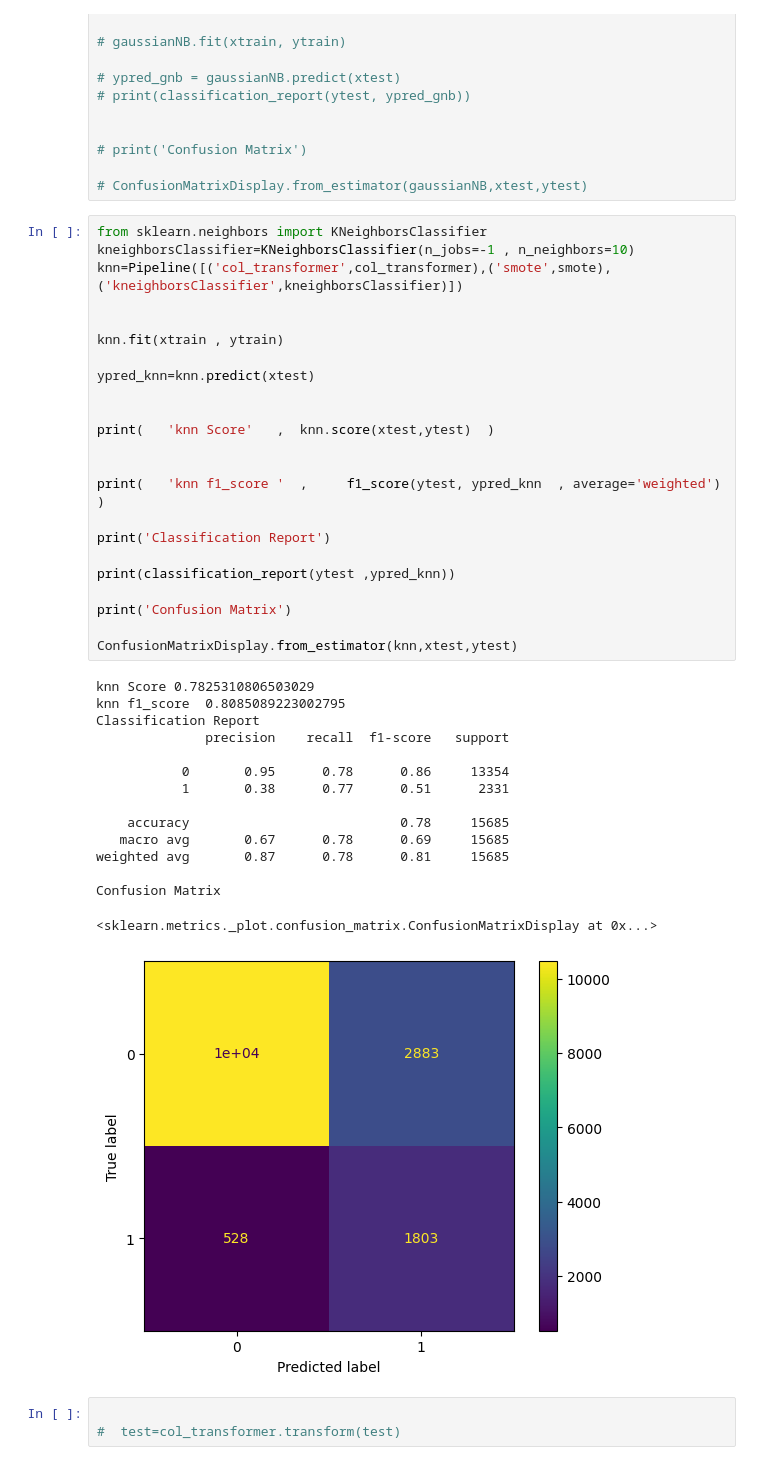
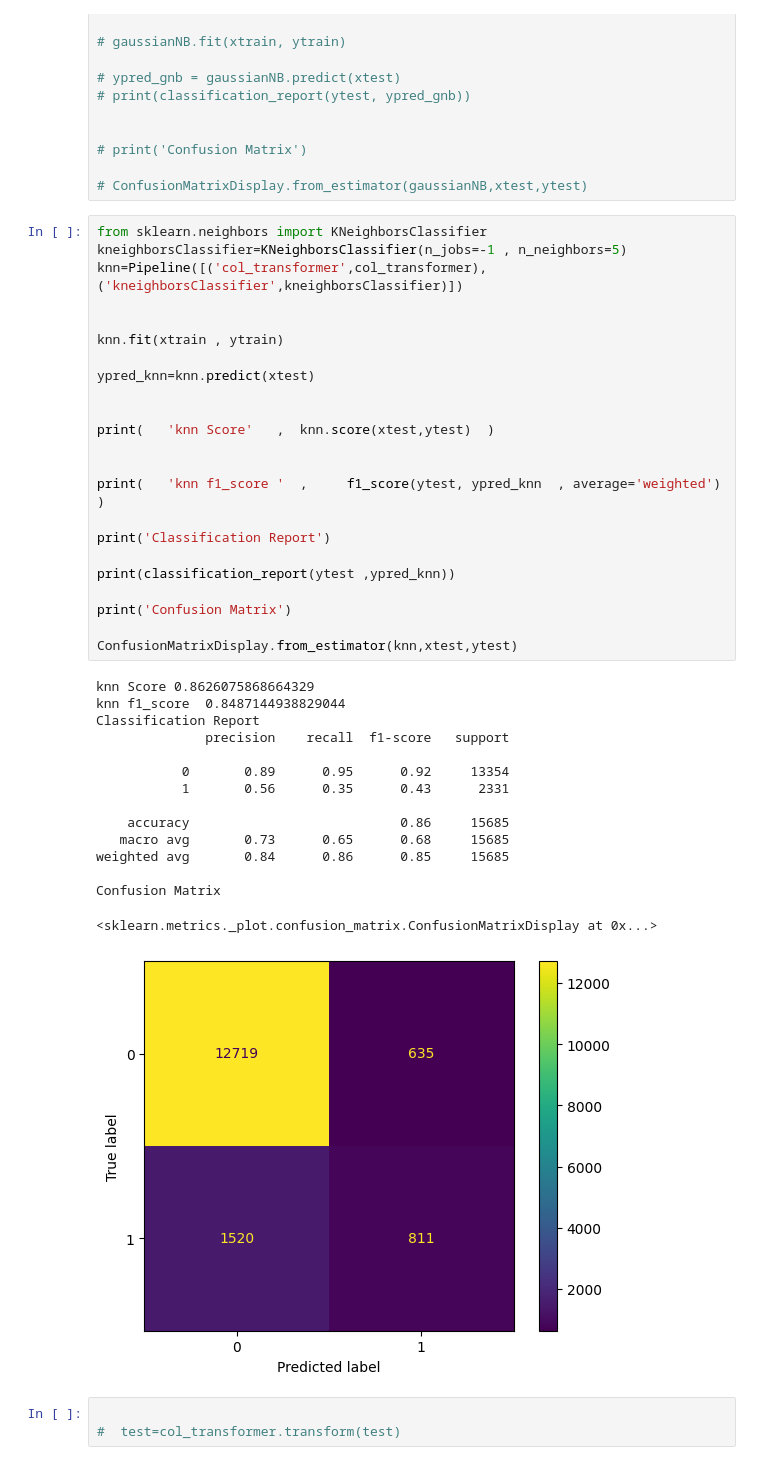
Before and after one commit to linisha04/Predict-the-Success-of-Bank-telemarketing, a Jupyter notebook: liniiiii.ipynb, the cells around one changed output. Drawn from its saved outputs; the diff is of its cells as text.

```diff
--- a/liniiiii.ipynb
+++ b/liniiiii.ipynb
@@ -1074,43 +1074,43 @@ Confusion Matrix
 # ConfusionMatrixDisplay.from_estimator(gaussianNB,xtest,ytest)
 # %%
 from sklearn.neighbors import KNeighborsClassifier
-kneighborsClassifier=KNeighborsClassifier(n_jobs=-1 , n_neighbors=10)
-knn=Pipeline([('col_transformer',col_transformer),('smote',smote),('kneighborsClassifier',kneighborsClassifier)])
+kneighborsClassifier=KNeighborsClassifier(n_jobs=-1 , n_neighbors=5)
+knn=Pipeline([('col_transformer',col_transformer),('kneighborsClassifier',kneighborsClassifier)])
 
 
 knn.fit(xtrain , ytrain)
 
 ypred_knn=knn.predict(xtest)
 
 
 print(   'knn Score'   ,  knn.score(xtest,ytest)  )
 
 
 print(   'knn f1_score '  ,     f1_score(ytest, ypred_knn  , average='weighted')    )
 
 print('Classification Report')
 
 print(classification_report(ytest ,ypred_knn))
 
 print('Confusion Matrix')
 
 ConfusionMatrixDisplay.from_estimator(knn,xtest,ytest)
 # %% [output]
-knn Score 0.7825310806503029
-knn f1_score  0.8085089223002795
+knn Score 0.8626075868664329
+knn f1_score  0.8487144938829044
 Classification Report
               precision    recall  f1-score   support
 
-           0       0.95      0.78      0.86     13354
-           1       0.38      0.77      0.51      2331
+           0       0.89      0.95      0.92     13354
+           1       0.56      0.35      0.43      2331
 
-    accuracy                           0.78     15685
-   macro avg       0.67      0.78      0.69     15685
-weighted avg       0.87      0.78      0.81     15685
+    accuracy                           0.86     15685
+   macro avg       0.73      0.65      0.68     15685
+weighted avg       0.84      0.86      0.85     15685
 
 Confusion Matrix
 <sklearn.metrics._plot.confusion_matrix.ConfusionMatrixDisplay at 0x...>
-[figure, old version]
+[figure, new version]
 # %%
 
 #  test=col_transformer.transform(test)
```
